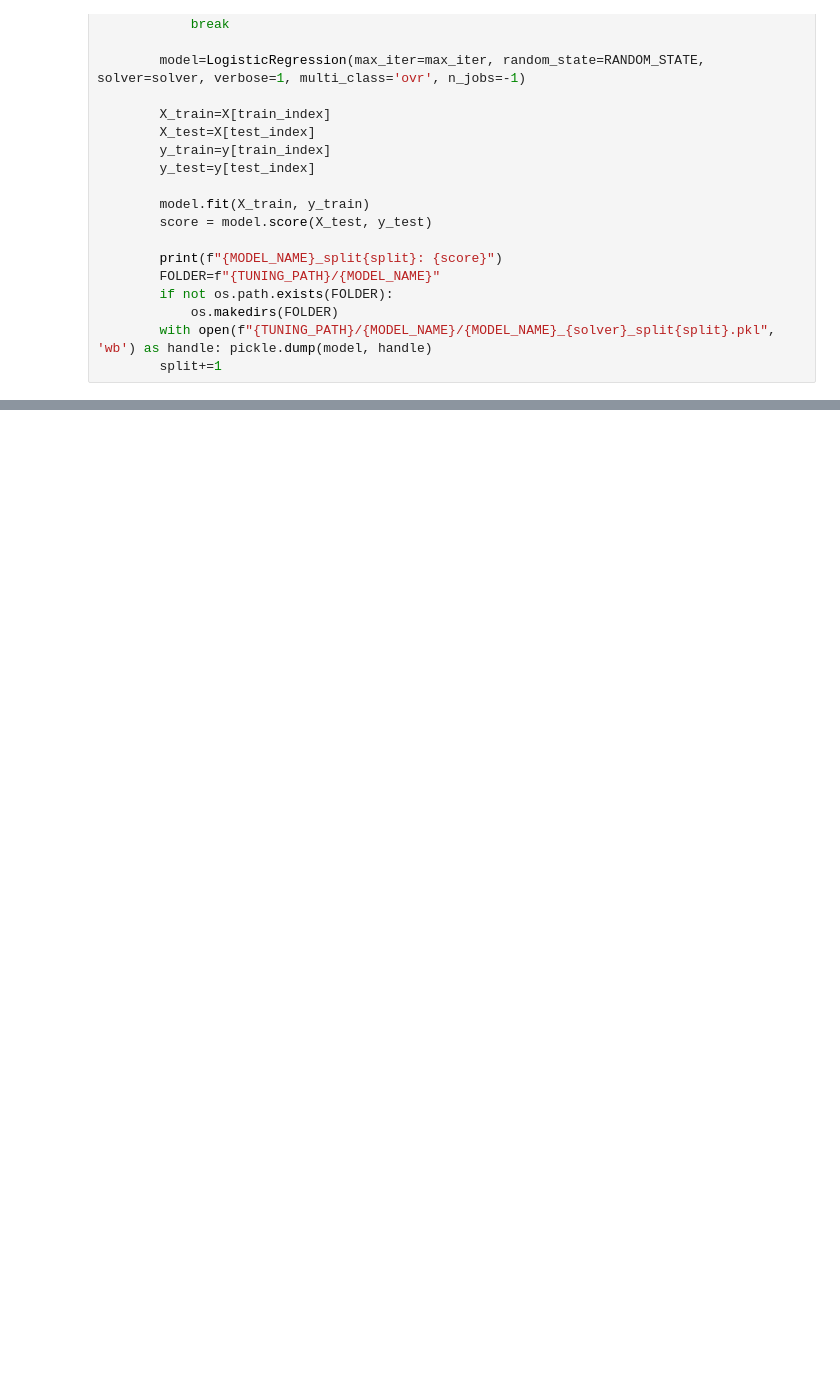
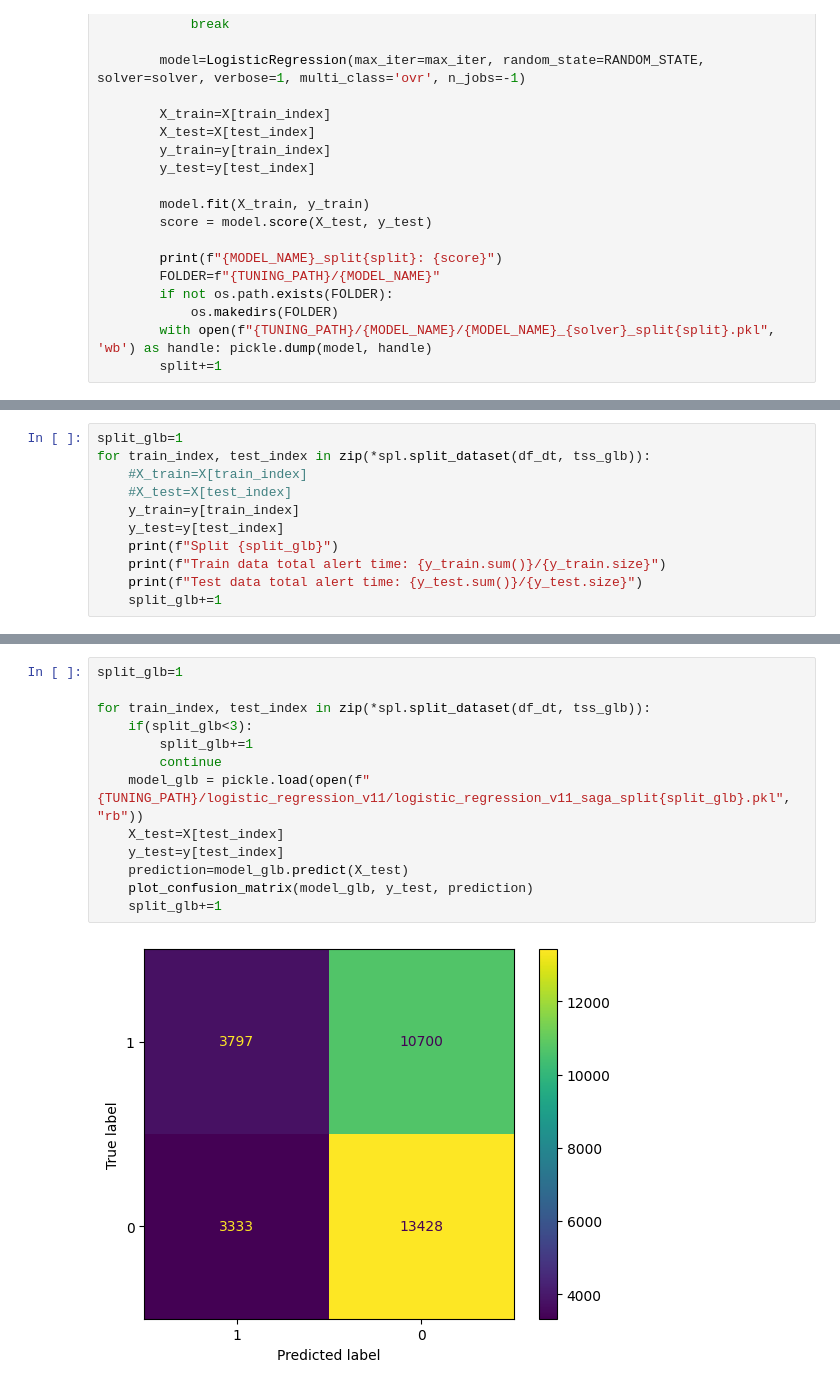
Before and after one commit to Bohdanken/Proga, a Jupyter notebook: scripts/tuning/model_tuning_v1.ipynb, the cells around one changed output, grey strips where cells are left out. Saved outputs shown, nothing was run; the diff lists cells and outputs as text; blank space fills up the shorter version.

```diff
--- a/scripts/tuning/model_tuning_v1.ipynb
+++ b/scripts/tuning/model_tuning_v1.ipynb
@@ -124,0 +378,11 @@ NameError: name 'MODEL_NAME' is not defined
+# %%
+split_glb=1
+for train_index, test_index in zip(*spl.split_dataset(df_dt, tss_glb)):
+    #X_train=X[train_index]
+    #X_test=X[test_index]
+    y_train=y[train_index]
+    y_test=y[test_index]
+    print(f"Split {split_glb}")
+    print(f"Train data total alert time: {y_train.sum()}/{y_train.size}")
+    print(f"Test data total alert time: {y_test.sum()}/{y_test.size}")
+    split_glb+=1
@@ -124,0 +405,15 @@ NameError: name 'MODEL_NAME' is not defined
+# %%
+split_glb=1
+
+for train_index, test_index in zip(*spl.split_dataset(df_dt, tss_glb)):
+    if(split_glb<3):
+        split_glb+=1
+        continue
+    model_glb = pickle.load(open(f"{TUNING_PATH}/logistic_regression_v11/logistic_regression_v11_saga_split{split_glb}.pkl", "rb"))
+    X_test=X[test_index]
+    y_test=y[test_index]
+    prediction=model_glb.predict(X_test)
+    plot_confusion_matrix(model_glb, y_test, prediction)
+    split_glb+=1
+# %% [output]
+[figure, added]
```
Also changed, not shown: parts of 20 cells of this notebook, 1 other file.
